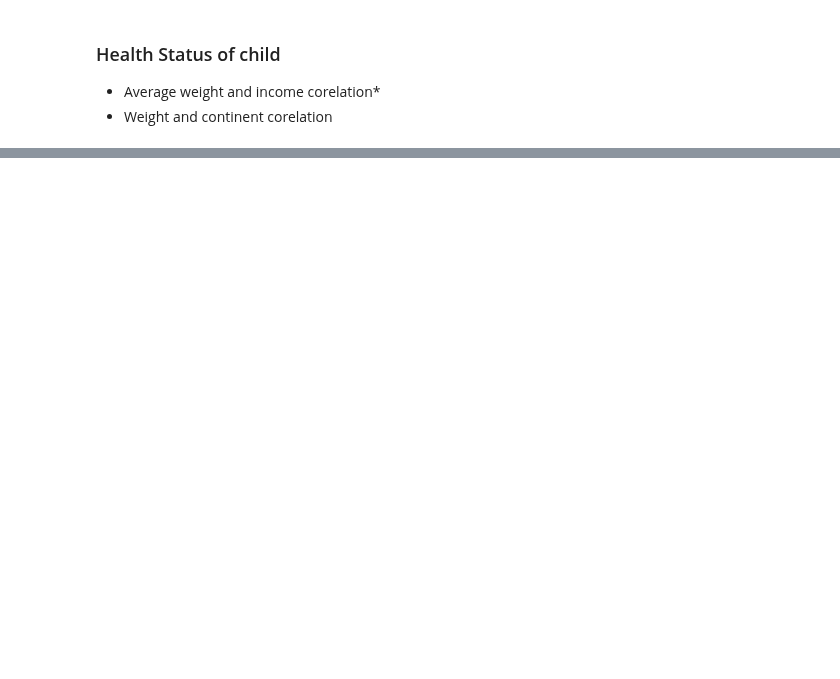
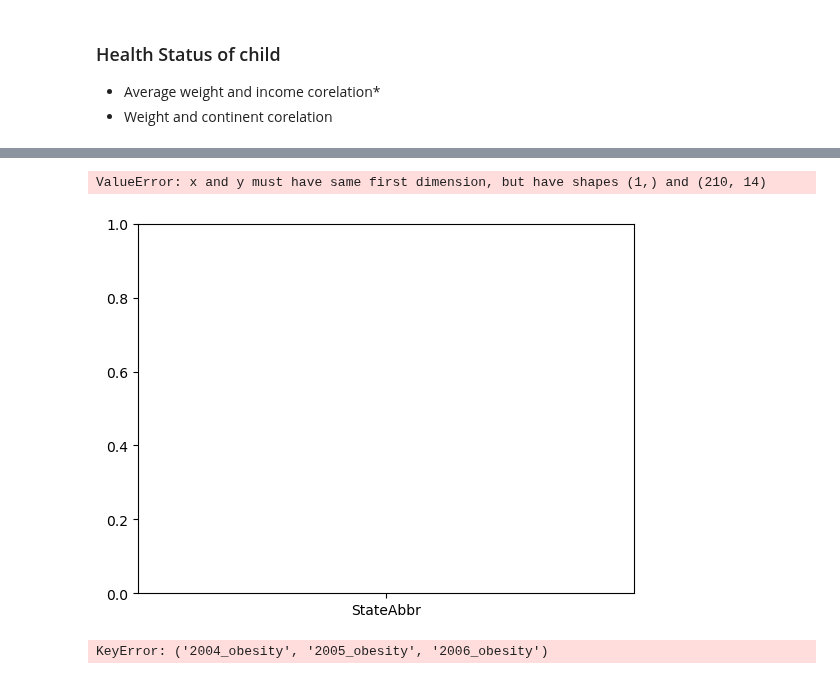
Before and after one commit to HardoModo/Dev10-Capstone, a Jupyter notebook: Jin/Malnutrition by income.ipynb, the cells around one changed output, grey strips where cells are left out. Drawn from its saved outputs; the diff is of its cells as text; code cells hidden in the pictures; blank space fills up the shorter version.

```diff
--- a/Jin/Malnutrition by income.ipynb
+++ b/Jin/Malnutrition by income.ipynb
@@ -93,0 +56,2 @@ Text(0.5, 1.0, 'Child Average Weight Ratings By Continent')
+# %%
+health_df = pd.read_csv('data/4healthissues.csv')
@@ -93,0 +117,4 @@ Text(0.5, 1.0, 'Child Average Weight Ratings By Continent')
+# %%
+column_names = health_df.columns.tolist()
+new_column_names = {col:col.replace('+', '_') for col in column_names}
+health_df = health_df.rename(columns=new_column_names)
@@ -93,0 +137,10 @@ Text(0.5, 1.0, 'Child Average Weight Ratings By Continent')
+# %%
+x = ['StateAbbr']
+y = np.array(health_df[['obesity_2004', 'obesity_2005', 'obesity_2006', 'obesity_2007', 'obesity_2008',
+                         'obesity_2009', 'obesity_2010', 'obesity_2011', 'obesity_2012', 'obesity_2013',
+                         'obesity_2014', 'obesity_2015', 'obesity_2016', 'obesity_2017']])
+plt.plot(x, y)
+plt.show()
+# %% [output]
+ValueError: x and y must have same first dimension, but have shapes (1,) and (210, 14)
+[figure, added]
@@ -93,0 +150,7 @@ Text(0.5, 1.0, 'Child Average Weight Ratings By Continent')
+# %%
+x = desired_states
+y = health_df['2004_obesity', '2005_obesity', '2006_obesity']
+plt.plot(x, y)
+plt.show()
+# %% [output]
+KeyError: ('2004_obesity', '2005_obesity', '2006_obesity')
```
Also changed, not shown: parts of 16 cells of this notebook, 7 other files.
